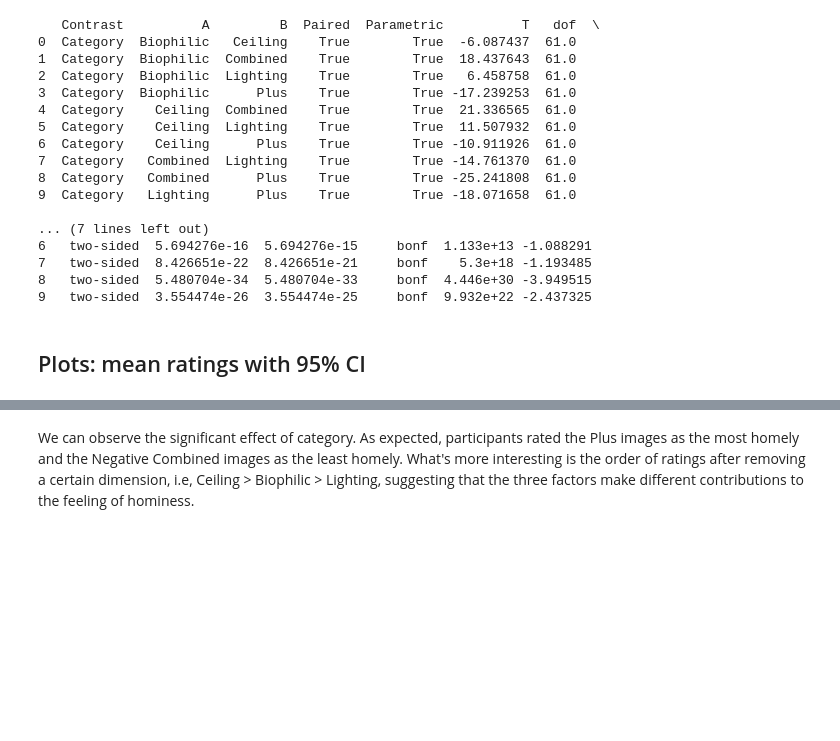
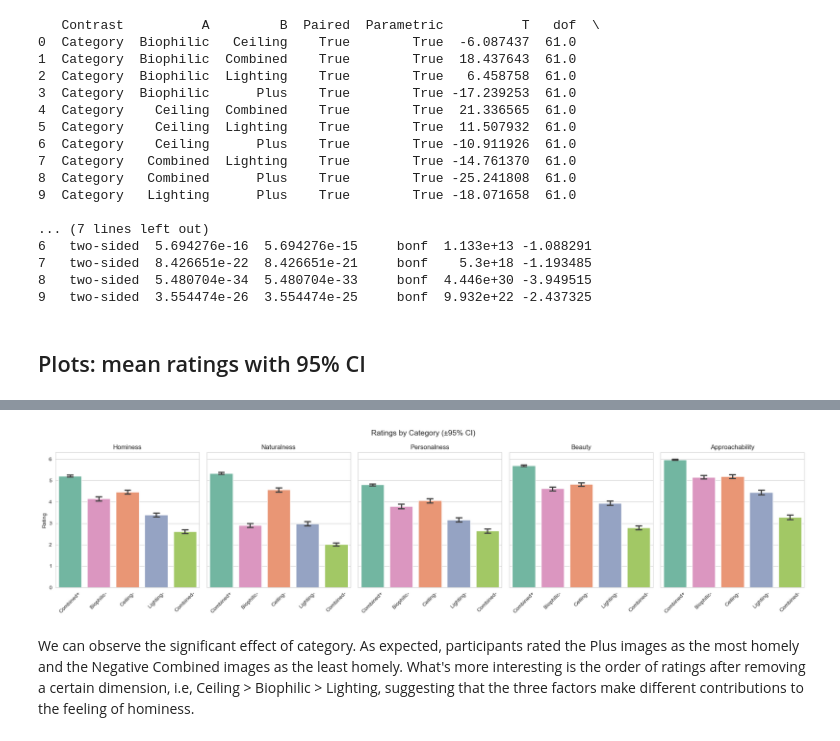
Before and after one commit to PsyYang/NeuroArchitecture, a Jupyter notebook: exploratory_analysis.ipynb, the cells around one changed output, grey strips where cells are left out. Cells and saved outputs as stored; diff of their text form; code cells hidden in the pictures; blank space fills up the shorter version.

```diff
--- a/exploratory_analysis.ipynb
+++ b/exploratory_analysis.ipynb
@@ -276,2 +307,21 @@ plt.show()
+# %%
+fig, axes = plt.subplots(1, 5, figsize=(20, 5), sharey=True)
+
+for ax, col in zip(axes, rating_cols):
+    sns.barplot(
+        x="Category", y=col, hue="Category", data=df,
+        order=order, palette="Set2", capsize=0.2,
+        errorbar=('ci', 95), legend=False, ax=ax
+    )
+    ax.set_title(col)
+    ax.set_xlabel("")
+    ax.set_ylabel("Rating" if ax == axes[0] else "")
+    ax.tick_params(axis='x', rotation=45)
+
+fig.suptitle("Ratings by Category (±95% CI)", fontsize=14)
+plt.tight_layout()
+plt.show()
+# %% [output]
+[figure, added]
 # %% [markdown]
 We can observe the significant effect of category. As expected, participants rated the Plus images as the most homely and the Negative Combined images as the least homely. What's more interesting is the order of ratings after removing a certain dimension, i.e, Ceiling > Biophilic > Lighting, suggesting that the three factors make different contributions to the feeling of hominess.
```
Also changed, not shown: parts of 8 cells of this notebook.
